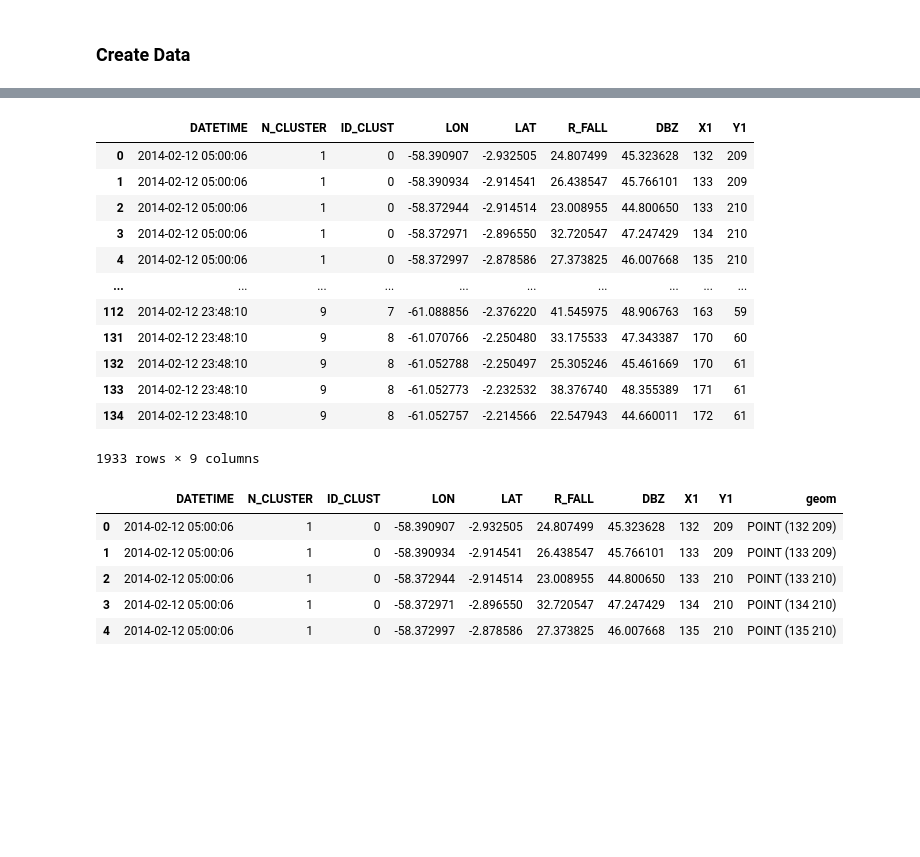
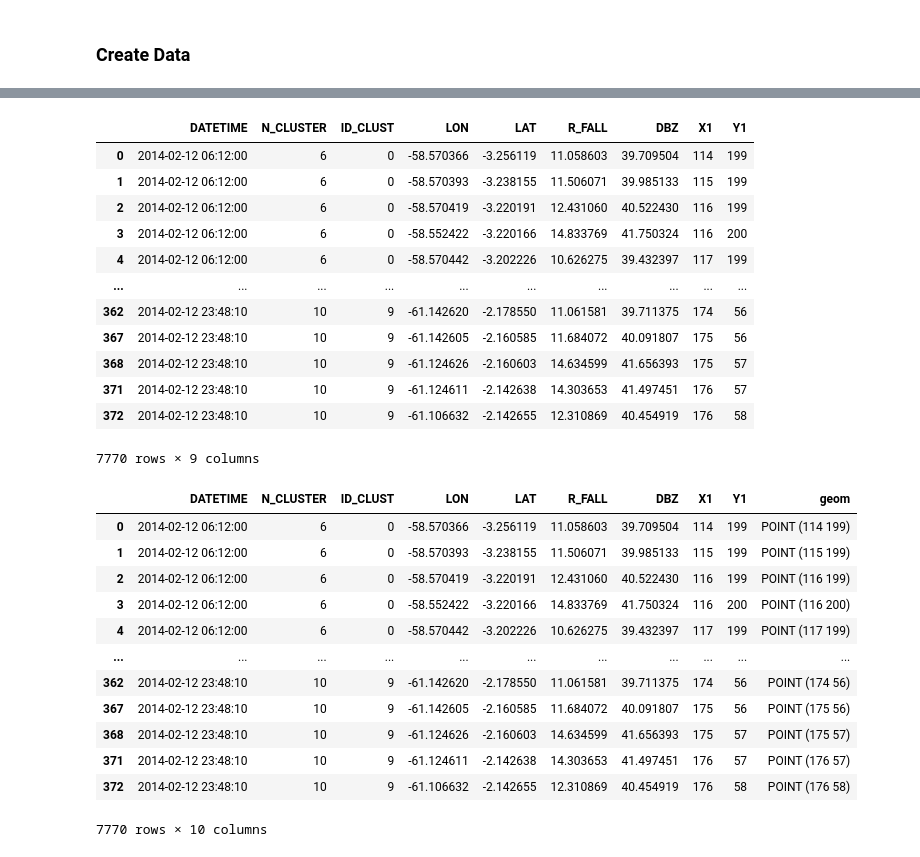
Before and after one commit to helvecioneto/CAP-359, a Jupyter notebook: 01-EDA.ipynb, the cells around one changed output, grey strips where cells are left out. Saved outputs shown, nothing was run; the diff lists cells and outputs as text; code cells hidden in the pictures; blank space fills up the shorter version.

```diff
--- a/01-EDA.ipynb
+++ b/01-EDA.ipynb
@@ -244,6 +244,8 @@ def create_data(day,time,frames,clusters):
             if ct.ID_CLUST.count() >= largest:
                 cdata = cdata.append(ct)
 
+        if (cdata.ID_CLUST.count()) < 100:
+            return None
         cdata['N_CLUSTER'] = len(cdata['ID_CLUST'].unique())
         cdata['ID_CLUST'] = cdata['ID_CLUST'].astype(int)
 
@@ -253,8 +255,8 @@ def create_data(day,time,frames,clusters):
     return cdata
 # %%
 day = DAY
-time = 67
-threshold = 21.8
+time = 17
+threshold = 10
 frames = read_data(day)
 pre = pre_processing(frames[time],threshold)
 clust = clusterization(pre)
@@ -263,8 +265,9 @@ data
 # %% [markdown]
 ### Create Data
 # %%
+%time
 frames = read_data(DAY)
-threshold = 21.8
+threshold = 10
 data = pd.DataFrame()
 
 for i in range(len(frames)):
@@ -276,29 +282,36 @@ for i in range(len(frames)):
 data
 # %% [output]
 |  | DATETIME | N_CLUSTER | ID_CLUST | LON | LAT | R_FALL | DBZ | X1 | Y1 |
-| 0 | 2014-02-12 05:00:06 | 1 | 0 | -58.390907 | -2.932505 | 24.807499 | 45.323628 | 132 | 209 |
-| 1 | 2014-02-12 05:00:06 | 1 | 0 | -58.390934 | -2.914541 | 26.438547 | 45.766101 | 133 | 209 |
-| 2 | 2014-02-12 05:00:06 | 1 | 0 | -58.372944 | -2.914514 | 23.008955 | 44.800650 | 133 | 210 |
-| 3 | 2014-02-12 05:00:06 | 1 | 0 | -58.372971 | -2.896550 | 32.720547 | 47.247429 | 134 | 210 |
-| 4 | 2014-02-12 05:00:06 | 1 | 0 | -58.372997 | -2.878586 | 27.373825 | 46.007668 | 135 | 210 |
+| 0 | 2014-02-12 06:12:00 | 6 | 0 | -58.570366 | -3.256119 | 11.058603 | 39.709504 | 114 | 199 |
+| 1 | 2014-02-12 06:12:00 | 6 | 0 | -58.570393 | -3.238155 | 11.506071 | 39.985133 | 115 | 199 |
+| 2 | 2014-02-12 06:12:00 | 6 | 0 | -58.570419 | -3.220191 | 12.431060 | 40.522430 | 116 | 199 |
+| 3 | 2014-02-12 06:12:00 | 6 | 0 | -58.552422 | -3.220166 | 14.833769 | 41.750324 | 116 | 200 |
+| 4 | 2014-02-12 06:12:00 | 6 | 0 | -58.570442 | -3.202226 | 10.626275 | 39.432397 | 117 | 199 |
 | ... | ... | ... | ... | ... | ... | ... | ... | ... | ... |
-| 112 | 2014-02-12 23:48:10 | 9 | 7 | -61.088856 | -2.376220 | 41.545975 | 48.906763 | 163 | 59 |
-| 131 | 2014-02-12 23:48:10 | 9 | 8 | -61.070766 | -2.250480 | 33.175533 | 47.343387 | 170 | 60 |
-| 132 | 2014-02-12 23:48:10 | 9 | 8 | -61.052788 | -2.250497 | 25.305246 | 45.461669 | 170 | 61 |
-| 133 | 2014-02-12 23:48:10 | 9 | 8 | -61.052773 | -2.232532 | 38.376740 | 48.355389 | 171 | 61 |
-| 134 | 2014-02-12 23:48:10 | 9 | 8 | -61.052757 | -2.214566 | 22.547943 | 44.660011 | 172 | 61 |
+| 362 | 2014-02-12 23:48:10 | 10 | 9 | -61.142620 | -2.178550 | 11.061581 | 39.711375 | 174 | 56 |
+| 367 | 2014-02-12 23:48:10 | 10 | 9 | -61.142605 | -2.160585 | 11.684072 | 40.091807 | 175 | 56 |
+| 368 | 2014-02-12 23:48:10 | 10 | 9 | -61.124626 | -2.160603 | 14.634599 | 41.656393 | 175 | 57 |
+| 371 | 2014-02-12 23:48:10 | 10 | 9 | -61.124611 | -2.142638 | 14.303653 | 41.497451 | 176 | 57 |
+| 372 | 2014-02-12 23:48:10 | 10 | 9 | -61.106632 | -2.142655 | 12.310869 | 40.454919 | 176 | 58 |
-1933 rows × 9 columns
+7770 rows × 9 columns
 # %%
 data['geom'] = list(zip(data.X1,data.Y1))
 data.geom = data.geom.apply(Point)
-data.head()
+data
 # %% [output]
 |  | DATETIME | N_CLUSTER | ID_CLUST | LON | LAT | R_FALL | DBZ | X1 | Y1 | geom |
-| 0 | 2014-02-12 05:00:06 | 1 | 0 | -58.390907 | -2.932505 | 24.807499 | 45.323628 | 132 | 209 | POINT (132 209) |
-| 1 | 2014-02-12 05:00:06 | 1 | 0 | -58.390934 | -2.914541 | 26.438547 | 45.766101 | 133 | 209 | POINT (133 209) |
-| 2 | 2014-02-12 05:00:06 | 1 | 0 | -58.372944 | -2.914514 | 23.008955 | 44.800650 | 133 | 210 | POINT (133 210) |
-| 3 | 2014-02-12 05:00:06 | 1 | 0 | -58.372971 | -2.896550 | 32.720547 | 47.247429 | 134 | 210 | POINT (134 210) |
-| 4 | 2014-02-12 05:00:06 | 1 | 0 | -58.372997 | -2.878586 | 27.373825 | 46.007668 | 135 | 210 | POINT (135 210) |
+| 0 | 2014-02-12 06:12:00 | 6 | 0 | -58.570366 | -3.256119 | 11.058603 | 39.709504 | 114 | 199 | POINT (114 199) |
+| 1 | 2014-02-12 06:12:00 | 6 | 0 | -58.570393 | -3.238155 | 11.506071 | 39.985133 | 115 | 199 | POINT (115 199) |
+| 2 | 2014-02-12 06:12:00 | 6 | 0 | -58.570419 | -3.220191 | 12.431060 | 40.522430 | 116 | 199 | POINT (116 199) |
+| 3 | 2014-02-12 06:12:00 | 6 | 0 | -58.552422 | -3.220166 | 14.833769 | 41.750324 | 116 | 200 | POINT (116 200) |
+| 4 | 2014-02-12 06:12:00 | 6 | 0 | -58.570442 | -3.202226 | 10.626275 | 39.432397 | 117 | 199 | POINT (117 199) |
+| ... | ... | ... | ... | ... | ... | ... | ... | ... | ... | ... |
+| 362 | 2014-02-12 23:48:10 | 10 | 9 | -61.142620 | -2.178550 | 11.061581 | 39.711375 | 174 | 56 | POINT (174 56) |
+| 367 | 2014-02-12 23:48:10 | 10 | 9 | -61.142605 | -2.160585 | 11.684072 | 40.091807 | 175 | 56 | POINT (175 56) |
+| 368 | 2014-02-12 23:48:10 | 10 | 9 | -61.124626 | -2.160603 | 14.634599 | 41.656393 | 175 | 57 | POINT (175 57) |
+| 371 | 2014-02-12 23:48:10 | 10 | 9 | -61.124611 | -2.142638 | 14.303653 | 41.497451 | 176 | 57 | POINT (176 57) |
+| 372 | 2014-02-12 23:48:10 | 10 | 9 | -61.106632 | -2.142655 | 12.310869 | 40.454919 | 176 | 58 | POINT (176 58) |
+7770 rows × 10 columns
 # %%
 fretime = pd.date_range(start=data.DATETIME.min(), end=data.DATETIME.max(), freq='12T')
 # %%
```
Also changed, not shown: parts of 33 cells of this notebook.
